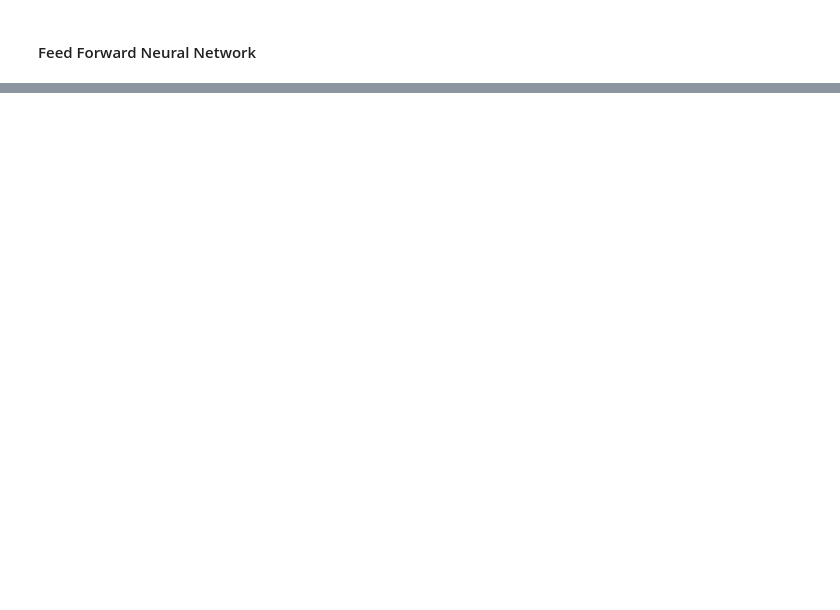
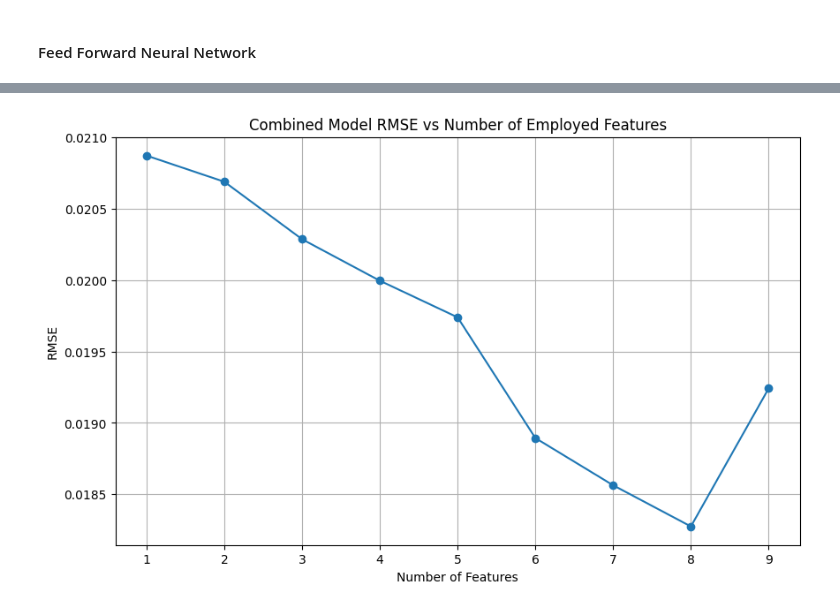
Before and after one commit to meng-rcis/rcie-system-metrics-prediction, a Jupyter notebook: models/features/tuning/cpu_usage/correlation.ipynb, the cells around one changed output, grey strips where cells are left out. Saved outputs shown, nothing was run; the diff lists cells and outputs as text; code cells hidden in the pictures; blank space fills up the shorter version.

Commit message:
add final pred

```diff
--- a/models/features/tuning/cpu_usage/correlation.ipynb
+++ b/models/features/tuning/cpu_usage/correlation.ipynb
@@ -243,0 +246,90 @@ nn_rmse_values
+# %%
+from sklearn.linear_model import LinearRegression
+from sklearn.ensemble import RandomForestRegressor
+from tensorflow.keras.models import Sequential
+from tensorflow.keras.layers import Dense
+from sklearn.metrics import mean_squared_error
+import numpy as np
+
+# List to store RMSE values for combined model predictions
+combined_rmse_values = []
+
+# Looping through the features based on their sorted correlation
+for i in range(1, len(sorted_features) + 1):
+    print(f"Using top {i} features")
+    selected_features = sorted_features[:i]
+
+    # Preparing data
+    X_train = train_data[selected_features].values
+    X_test = test_data[selected_features].values
+    y_train = train_data[target].values
+    y_test = test_data[target].values
+
+    # Initialize models
+    linear_model = LinearRegression()
+    rf_model = RandomForestRegressor()
+    nn_model = Sequential([
+        Dense(10, activation="relu", input_shape=(X_train.shape[1],)),
+        Dense(10, activation="relu"),
+        Dense(1)
+    ])
+    nn_model.compile(optimizer="adam", loss="mse")
+
+    # Train models
+    linear_model.fit(X_train, y_train)
+    rf_model.fit(X_train, y_train)
+    nn_model.fit(X_train, y_train, epochs=50, batch_size=32, verbose=0)
+
+    # Initial weights
+    weights = {'linear': 1/3, 'random_forest': 1/3, 'neural_network': 1/3}
+    cumulative_predictions = np.zeros(len(X_test))
+    cumulative_linear_predictions = np.zeros(len(X_test))
+    cumulative_rf_predictions = np.zeros(len(X_test))
+    cumulative_nn_predictions = np.zeros(len(X_test))
+    cumulative_actuals = np.zeros(len(X_test))
+
+    # Nested loop for dynamic weight adjustment
+    for t in range(len(X_test)):
+        # Predicting one value at a time
+        linear_pred = linear_model.predict([X_test[t]])[0]
+        rf_pred = rf_model.predict([X_test[t]])[0]
+        nn_pred = nn_model.predict([X_test[t:t+1]], verbose=0).flatten()[0]
+
+        # Update cumulative predictions and actuals
+        cumulative_predictions[t] = linear_pred * weights['linear'] + rf_pred * weights['random_forest'] + nn_pred * weights['neural_network']
+        cumulative_linear_predictions[t] = linear_pred
+        cumulative_rf_predictions[t] = rf_pred
+        cumulative_nn_predictions[t] = nn_pred
+        cumulative_actuals[t] = y_test[t]
+
+        # Update RMSE and weights if not the first iteration
+        if t > 0:
+            # Update RMSE based on cumulative data
+            historical_rmse = {
+                'linear': mean_squared_error(cumulative_actuals[:t+1], cumulative_linear_predictions[:t+1], squared=False),
+                'random_forest': mean_squared_error(cumulative_actuals[:t+1], cumulative_rf_predictions[:t+1], squared=False),
+                'neural_network': mean_squared_error(cumulative_actuals[:t+1], cumulative_nn_predictions[:t+1], squared=False)
+            }
+
+            # Update weights
+            exp_weights = {model: np.exp(-1 * rmse) for model, rmse in historical_rmse.items()}
+            total_weight = sum(exp_weights.values())
+            weights = {model: weight / total_weight for model, weight in exp_weights.items()}
+
+    # Calculate RMSE for combined predictions
+    combined_rmse = mean_squared_error(y_test, cumulative_predictions, squared=False)
+    combined_rmse_values.append(combined_rmse)
+
+# Plotting the graph of RMSE vs number of employed features for the combined model
+plt.figure(figsize=(10, 6))
+plt.plot(range(1, len(sorted_features) + 1), combined_rmse_values, marker='o')
+plt.title('Combined Model RMSE vs Number of Employed Features')
+plt.xlabel('Number of Features')
+plt.ylabel('RMSE')
+plt.xticks(range(1, len(sorted_features) + 1))
+plt.grid(True)
+plt.show()
+
+# Displaying RMSE values for the combined model
+combined_rmse_values
+# %% [output]
@@ -243,0 +345 @@ nn_rmse_values
+[figure, added]
```
Also changed, not shown: parts of 6 cells of this notebook.
